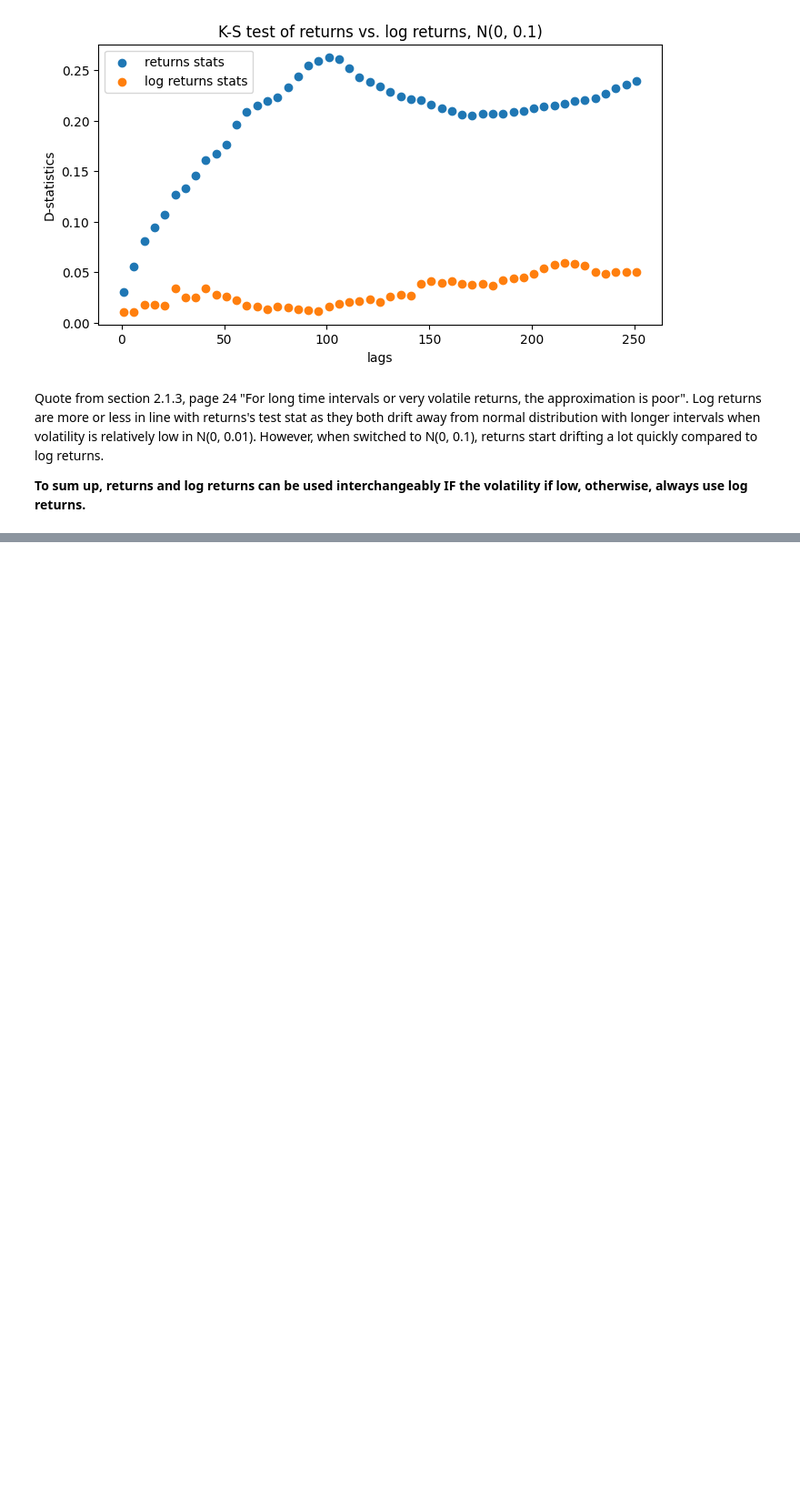
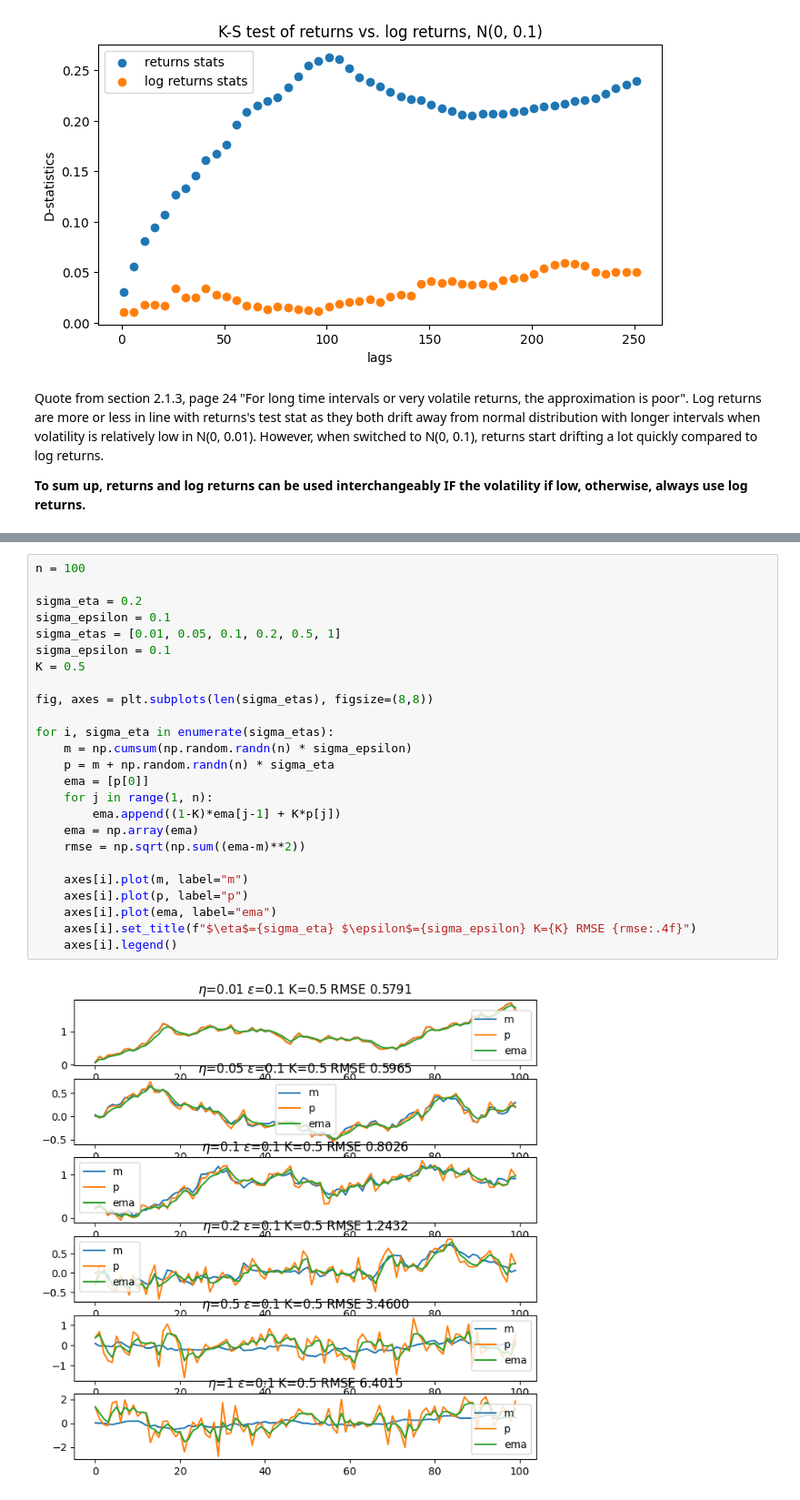
Before and after one commit to yixinethanxie/elements-of-quantitative-investing, a Jupyter notebook: chapter_2.ipynb, the cells around one changed output, grey strips where cells are left out. Shown: that part at 91% size. Cells and saved outputs as stored; diff of their text form; blank space fills up the shorter version.

```diff
--- a/chapter_2.ipynb
+++ b/chapter_2.ipynb
@@ -144,0 +160,27 @@ Quote from section 2.1.3, page 24 "For long time intervals or very volatile retu
+# %%
+n = 100
+
+sigma_eta = 0.2
+sigma_epsilon = 0.1
+sigma_etas = [0.01, 0.05, 0.1, 0.2, 0.5, 1]
+sigma_epsilon = 0.1
+K = 0.5
+
+fig, axes = plt.subplots(len(sigma_etas), figsize=(8,8))
+
+for i, sigma_eta in enumerate(sigma_etas):
+    m = np.cumsum(np.random.randn(n) * sigma_epsilon)
+    p = m + np.random.randn(n) * sigma_eta
+    ema = [p[0]]
+    for j in range(1, n):
+        ema.append((1-K)*ema[j-1] + K*p[j])
+    ema = np.array(ema)
+    rmse = np.sqrt(np.sum((ema-m)**2))
+
+    axes[i].plot(m, label="m")
+    axes[i].plot(p, label="p")
+    axes[i].plot(ema, label="ema")
+    axes[i].set_title(f"$\eta$={sigma_eta} $\epsilon$={sigma_epsilon} K={K} RMSE {rmse:.4f}")
+    axes[i].legend()
+# %% [output]
+[figure, added]
```
Also changed, not shown: parts of 2 cells of this notebook.
